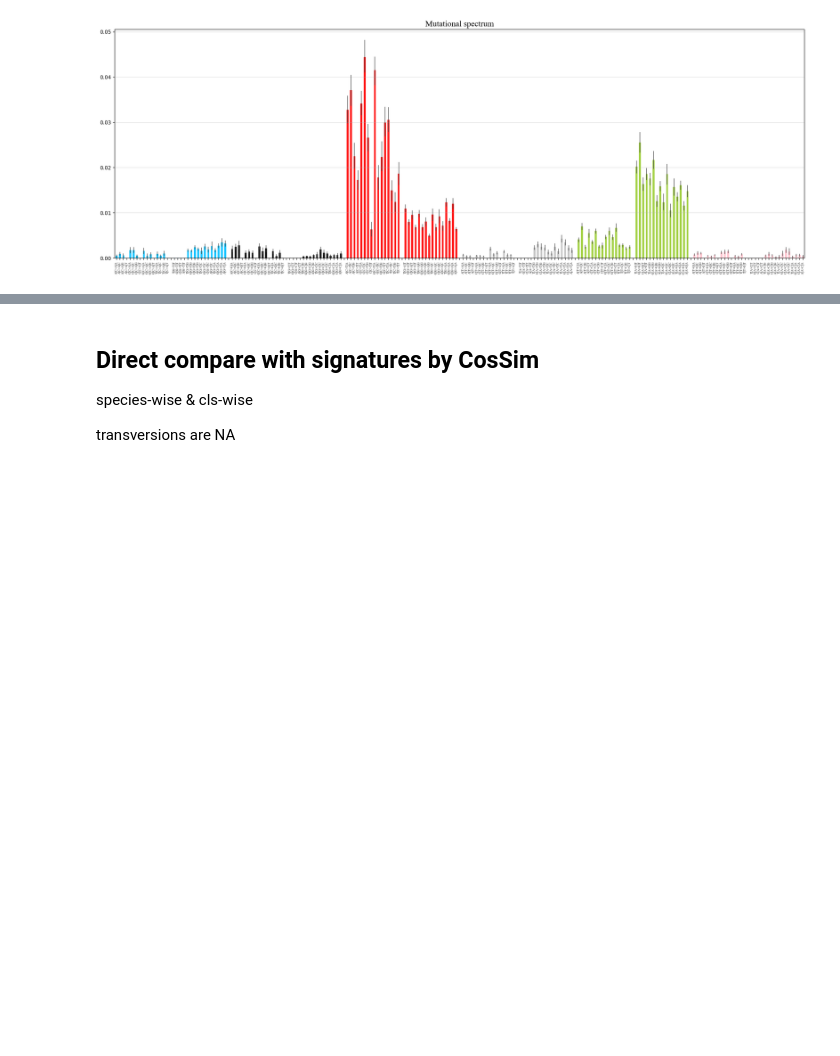
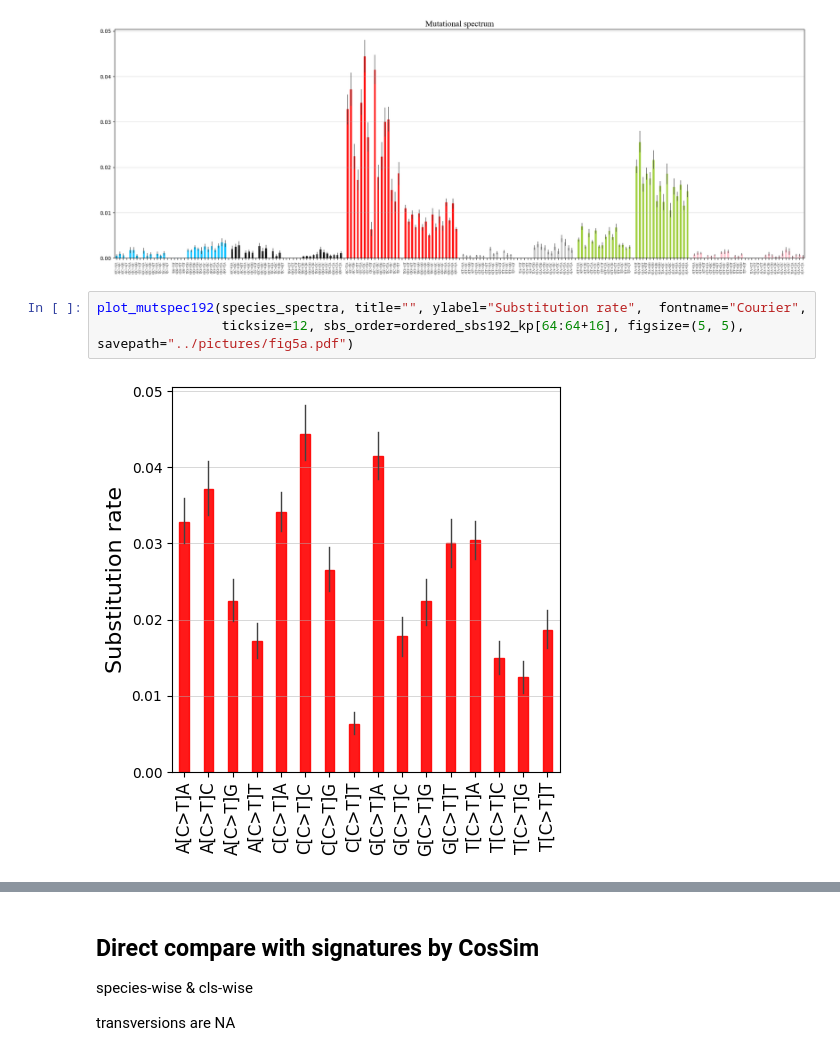
Before and after one commit to mitoclub/mtdna-192component-mutspec-chordata, a Jupyter notebook: scripts/signatures_analysis.ipynb, the cells around one changed output, grey strips where cells are left out. Cells and saved outputs as stored; diff of their text form; blank space fills up the shorter version.

```diff
--- a/scripts/cosmic_sbs_check.ipynb
+++ b/scripts/signatures_analysis.ipynb
@@ -124,3 +124,8 @@ Name: Observed, dtype: float64
 plot_mutspec192(species_spectra)
 # %% [output]
 [figure]
+# %%
+plot_mutspec192(species_spectra, title="", ylabel="Substitution rate",  fontname="Courier",
+                ticksize=12, sbs_order=ordered_sbs192_kp[64:64+16], figsize=(5, 5), savepath="../pictures/fig5a.pdf")
+# %% [output]
+[figure, added]
```
Also changed, not shown: parts of 3 cells of this notebook, 4 other files.
